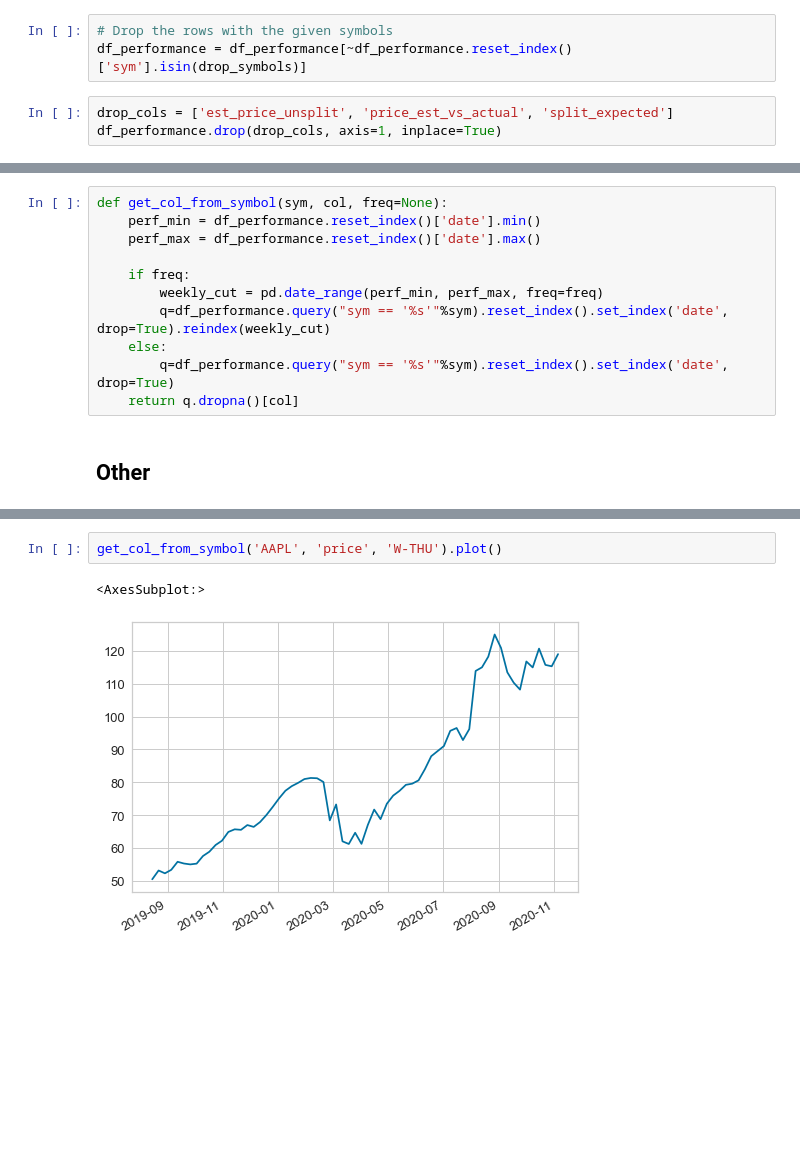
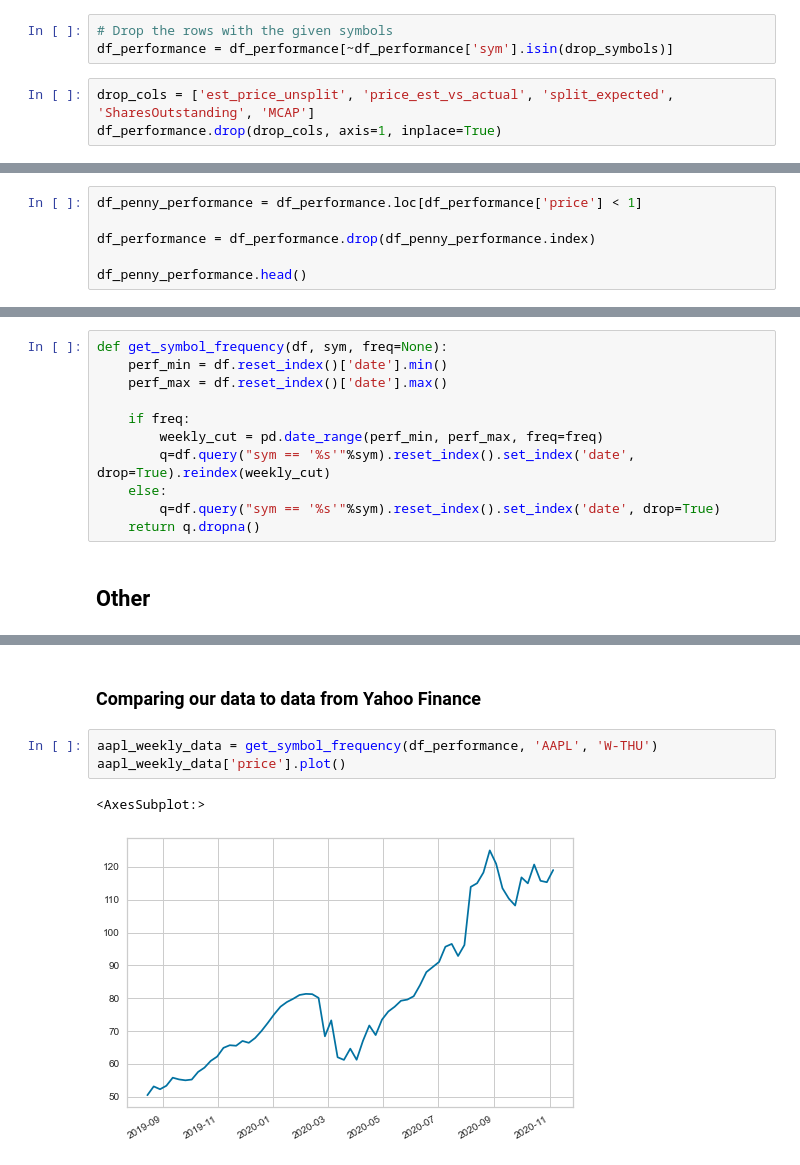
Before and after one commit to skelouse/capstone-stock-analysis, a Jupyter notebook: main.ipynb, the cells around one changed output, grey strips where cells are left out. Cells and saved outputs as stored; diff of their text form; blank space fills up the shorter version.

Commit message:
appl graphs

```diff
--- a/main.ipynb
+++ b/main.ipynb
@@ -1103,7 +1057,7 @@ df_performance['sym'].nunique()
 drop_symbols = df_performance.query("split_expected")['sym'].unique()
 # %%
 # Drop the rows with the given symbols
-df_performance = df_performance[~df_performance.reset_index()['sym'].isin(drop_symbols)]
+df_performance = df_performance[~df_performance['sym'].isin(drop_symbols)]
 # %%
-drop_cols = ['est_price_unsplit', 'price_est_vs_actual', 'split_expected']
+drop_cols = ['est_price_unsplit', 'price_est_vs_actual', 'split_expected', 'SharesOutstanding', 'MCAP']
 df_performance.drop(drop_cols, axis=1, inplace=True)
@@ -1111,0 +1073,6 @@ df_performance.set_index(['date', 'sym'], drop=True, inplace=True)
+# %%
+df_penny_performance = df_performance.loc[df_performance['price'] < 1]
+
+df_performance = df_performance.drop(df_penny_performance.index)
+
+df_penny_performance.head()
@@ -1209,13 +1291,13 @@ Timestamp('2019-08-09 00:00:00')
 # %%
-def get_col_from_symbol(sym, col, freq=None):
-    perf_min = df_performance.reset_index()['date'].min()
-    perf_max = df_performance.reset_index()['date'].max()
+def get_symbol_frequency(df, sym, freq=None):
+    perf_min = df.reset_index()['date'].min()
+    perf_max = df.reset_index()['date'].max()
 
     if freq:
         weekly_cut = pd.date_range(perf_min, perf_max, freq=freq)
-        q=df_performance.query("sym == '%s'"%sym).reset_index().set_index('date', drop=True).reindex(weekly_cut)
+        q=df.query("sym == '%s'"%sym).reset_index().set_index('date', drop=True).reindex(weekly_cut)
     else:
-        q=df_performance.query("sym == '%s'"%sym).reset_index().set_index('date', drop=True)
-    return q.dropna()[col]
+        q=df.query("sym == '%s'"%sym).reset_index().set_index('date', drop=True)
+    return q.dropna()
 # %% [markdown]
 ## Other
@@ -1244,7 +1317,10 @@ df_performance
+# %% [markdown]
+### Comparing our data to data from Yahoo Finance
 # %%
-get_col_from_symbol('AAPL', 'price', 'W-THU').plot()
+aapl_weekly_data = get_symbol_frequency(df_performance, 'AAPL', 'W-THU')
+aapl_weekly_data['price'].plot()
 # %% [output]
 <AxesSubplot:>
-[figure, old version]
+[figure, new version]
 # %% [markdown]
 ![image.png](attachment:image.png)
```
Also changed, not shown: parts of 81 cells of this notebook.
